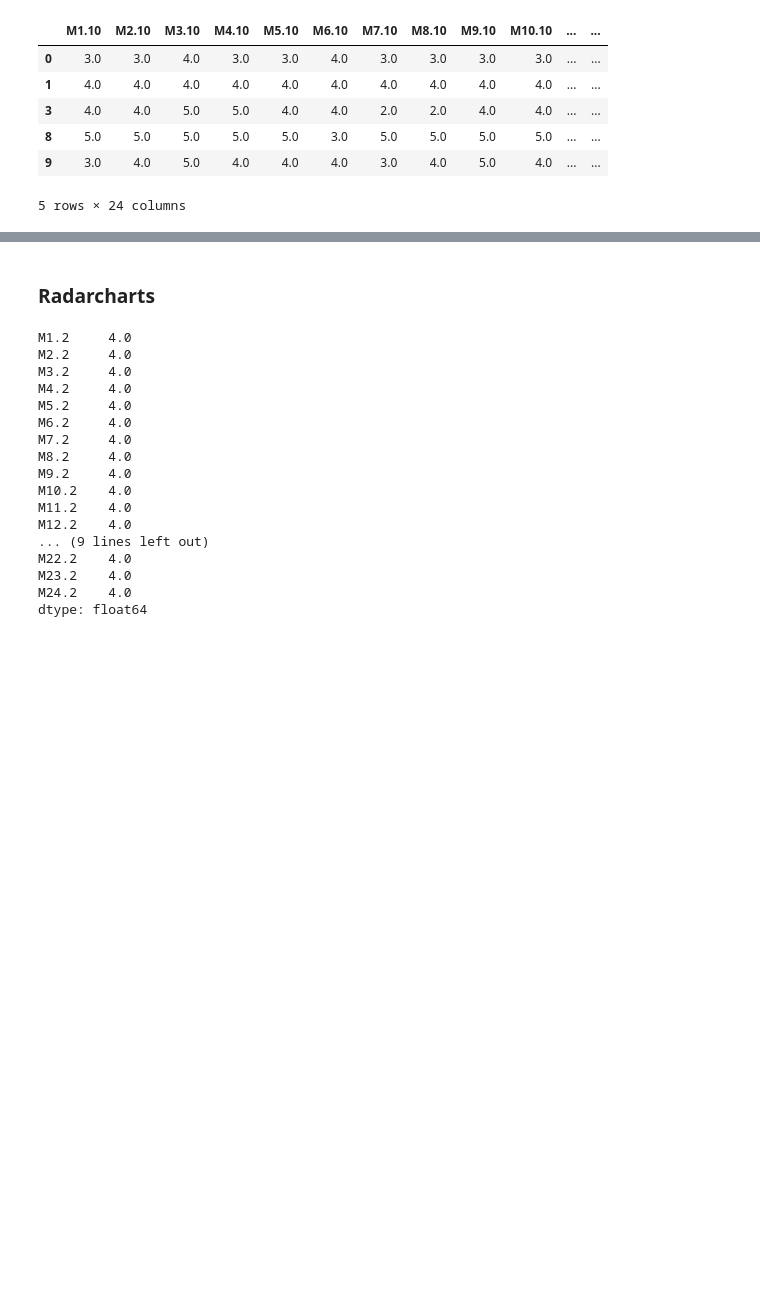
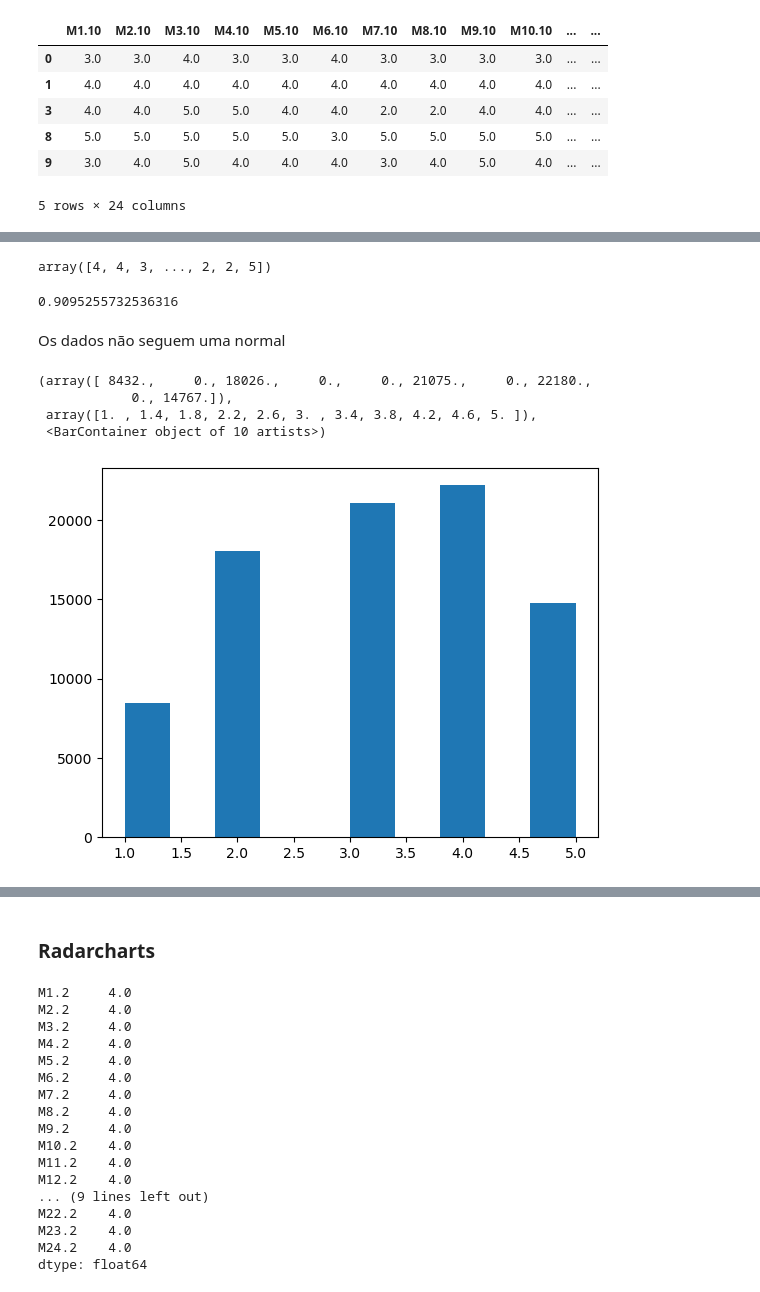
Before and after one commit to ednaelxd/e-waste, a Jupyter notebook: notebooks/05_gestores_vs_pesquisadores.ipynb, the cells around one changed output, grey strips where cells are left out. Cells and saved outputs as stored; diff of their text form; code cells hidden in the pictures; blank space fills up the shorter version.

```diff
--- a/notebooks/05_gestores_vs_pesquisadores.ipynb
+++ b/notebooks/05_gestores_vs_pesquisadores.ipynb
@@ -97,0 +104,26 @@ academy_criterios[10].head()
+# %%
+for coluna in df:
+    df[coluna].fillna(df[coluna].mode()[0],inplace=True)
+# %%
+for coluna in df.iloc[:,:-7]:
+    df[coluna] = df[coluna].astype(int)
+# %%
+df.iloc[:,:-7].values.reshape(-1)
+# %% [output]
+array([4, 4, 3, ..., 2, 2, 5])
+# %%
+x=df.iloc[:,:-7].values.reshape(-1)
+# %%
+stats.shapiro(x).statistic
+# %% [output]
+0.9095255732536316
+# %% [markdown]
+Os dados não seguem uma normal
+# %%
+plt.hist(x)
+# %% [output]
+(array([ 8432.,     0., 18026.,     0.,     0., 21075.,     0., 22180.,
+            0., 14767.]),
+ array([1. , 1.4, 1.8, 2.2, 2.6, 3. , 3.4, 3.8, 4.2, 4.6, 5. ]),
+ <BarContainer object of 10 artists>)
+[figure, added]
```
Also changed, not shown: parts of 25 cells of this notebook.
